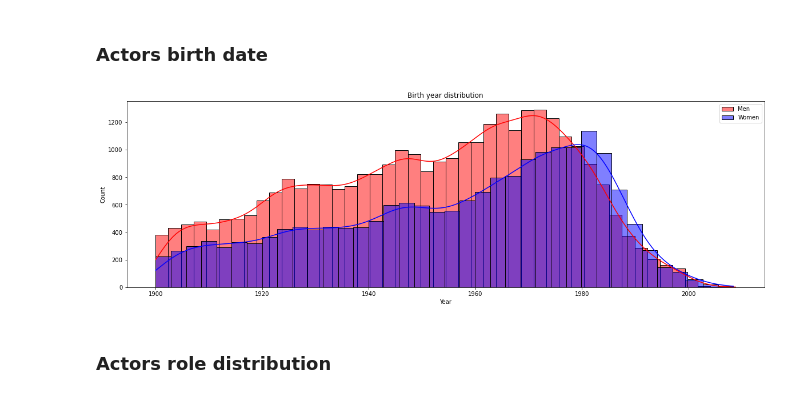
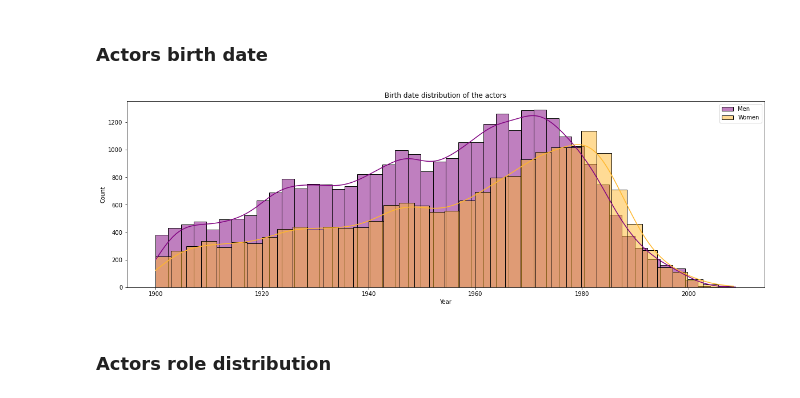
Before and after one commit to epfl-ada/ada-2022-project-dadalife, a Jupyter notebook: ADA_CMU.ipynb, the cells around one changed output. Saved outputs shown, nothing was run; the diff lists cells and outputs as text; code cells hidden in the pictures.

```diff
--- a/ADA_CMU.ipynb
+++ b/ADA_CMU.ipynb
@@ -140,0 +120,8 @@ df_movies.sample(4)
+# %%
+#Change problematic dates
+df_chars['m_release_date']=pd.to_datetime(df_chars['m_release_date'], errors = 'coerce')##min value of date '1010-12-02' qui plus petit que la plus petite date de to_datetime
+df_chars['actor_dob'] = df_chars['actor_dob'].apply(lambda x: str(x) if len(str(x)) <=10 else str(x)[:10])
+df_chars['actor_dob'] = pd.to_datetime(df_chars['actor_dob'], errors = 'coerce')
+df_chars.dropna(subset='actor_name', inplace=True)
+df_chars.drop_duplicates(keep='first', inplace=True)
+df_chars.drop_duplicates(subset=["wikipedia_m_ID", "character_name", "actor_name", "m_release_date"], keep=False, inplace=True)
@@ -141,2 +130,4 @@ df_movies.sample(4)
+# %%
+df_chars = df_chars[df_chars.actor_age > 0]
 # %% [markdown]
 ### Movies dataset
@@ -156,5 +144,6 @@ Unique actors will be computed using the features (actor_name, actor_dob), as it
 # %%
-nb_actors = df_actors[['actor_dob', 'actor_name']].drop_duplicates()['actor_name'].count()
-nb_actors_freebase_id = df_actors['freebase_actor_id'].drop_duplicates().count()
+df_actors = df_chars.drop_duplicates(subset=['actor_dob', 'actor_name'], keep='first')
+nb_actors = df_actors['actor_name'].count()
+nb_actors_freebase_id = df_chars['freebase_actor_id'].drop_duplicates().count()
 print("There are {} actors with different (name, date of birth) in the dataset. However, there are {} different actor freebase ID.".format(nb_actors, nb_actors_freebase_id))
 # %% [output]
@@ -178,2 +173,0 @@ In the character dataset, the age of actors is calculated at the time of the mov
-# %%
-df_actors = df_actors[df_actors.actor_age > 0]
@@ -223,14 +260,14 @@ Ttest_indResult(statistic=-13.846290517457401, pvalue=1.376307305329535e-43)
 ### Actors birth date
 # %%
 plt.figure(figsize=(20,6))
-sns.histplot(unique_actors[unique_actors.actor_gender == 'M'].actor_dob, color="red", kde=True, label="Men")
-sns.histplot(unique_actors[unique_actors.actor_gender == 'F'].actor_dob, color="blue", kde=True, label="Women")
-plt.title("Birth year distribution")
+sns.histplot(df_actors[df_actors.actor_gender == 'M'].actor_dob, color=PURPLE, kde=True, label="Men")
+sns.histplot(df_actors[df_actors.actor_gender == 'F'].actor_dob, color=ORANGE, kde=True, label="Women")
+plt.title("Birth date distribution of the actors")
 plt.xlabel("Year")
 plt.ylabel("Count")
 plt.legend()
 plt.show()
 # %% [output]
-[figure, old version]
+[figure, new version]
 # %% [markdown]
 ### Actors role distribution
```
Also changed, not shown: parts of 42 cells of this notebook.
